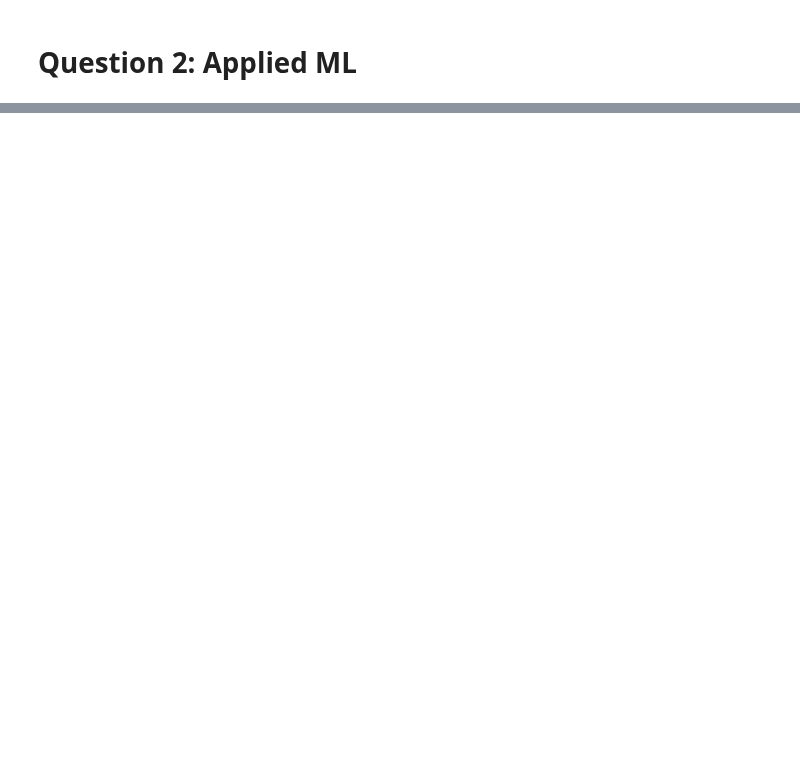
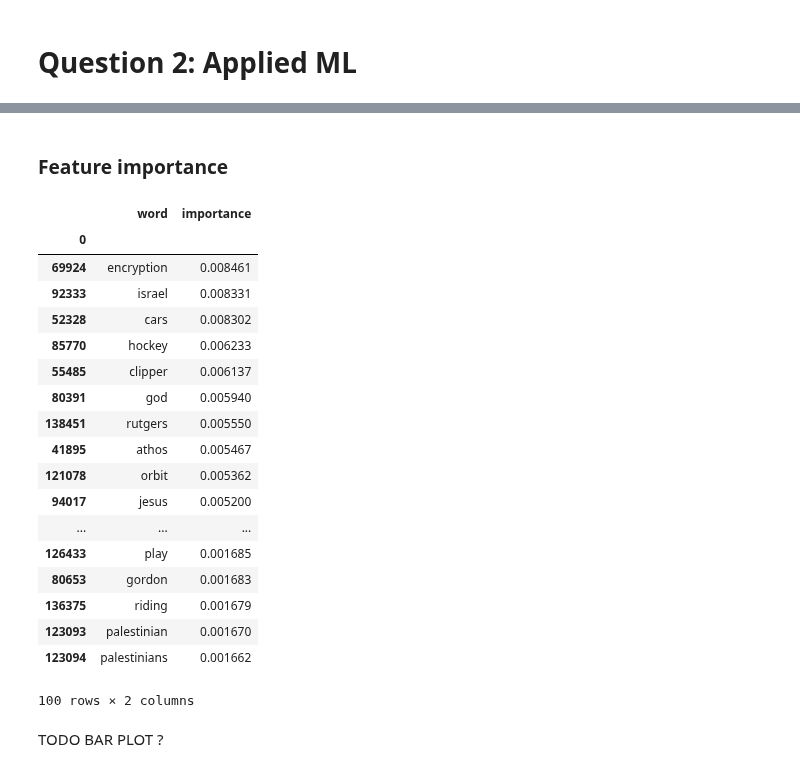
Before and after one commit to MsSquirrel/ADA---MAK, a Jupyter notebook: 04 - Applied ML/alex/Homework 4.ipynb, the cells around one changed output, grey strips where cells are left out. Drawn from its saved outputs; the diff is of its cells as text; code cells hidden in the pictures; blank space fills up the shorter version.

Commit message:
task 2 almost finished - todo: lot of comments

```diff
--- a/04 - Applied ML/alex/Homework 4.ipynb
+++ b/04 - Applied ML/alex/Homework 4.ipynb
@@ -272,0 +302,2 @@ plot_bar_box('treat', 're78', df_matched_new, ['non treat', 'treat'], 'Real earn
+# %%
+rfc = RandomForestClassifier()
@@ -272,0 +370,30 @@ plot_bar_box('treat', 're78', df_matched_new, ['non treat', 'treat'], 'Real earn
+# %% [markdown]
+### Feature importance
+# %%
+df_vocab = pd.DataFrame.from_dict(tfid.vocabulary_, orient='index')
+df_vocab = df_vocab.reset_index().set_index(0, drop=True).sort_index()
+df_vocab.columns = ['word']
+df_vocab['importance'] = rfc.feature_importances_
+df_vocab.sort_values('importance', ascending=False).head(100)
+# %% [output]
+|  | word | importance |
+| 0 |  |  |
+| 69924 | encryption | 0.008461 |
+| 92333 | israel | 0.008331 |
+| 52328 | cars | 0.008302 |
+| 85770 | hockey | 0.006233 |
+| 55485 | clipper | 0.006137 |
+| 80391 | god | 0.005940 |
+| 138451 | rutgers | 0.005550 |
+| 41895 | athos | 0.005467 |
+| 121078 | orbit | 0.005362 |
+| 94017 | jesus | 0.005200 |
+| ... | ... | ... |
+| 126433 | play | 0.001685 |
+| 80653 | gordon | 0.001683 |
+| 136375 | riding | 0.001679 |
+| 123093 | palestinian | 0.001670 |
+| 123094 | palestinians | 0.001662 |
+100 rows × 2 columns
+# %% [markdown]
+TODO BAR PLOT ?
```
Also changed, not shown: parts of 21 cells of this notebook, 2 other files.
